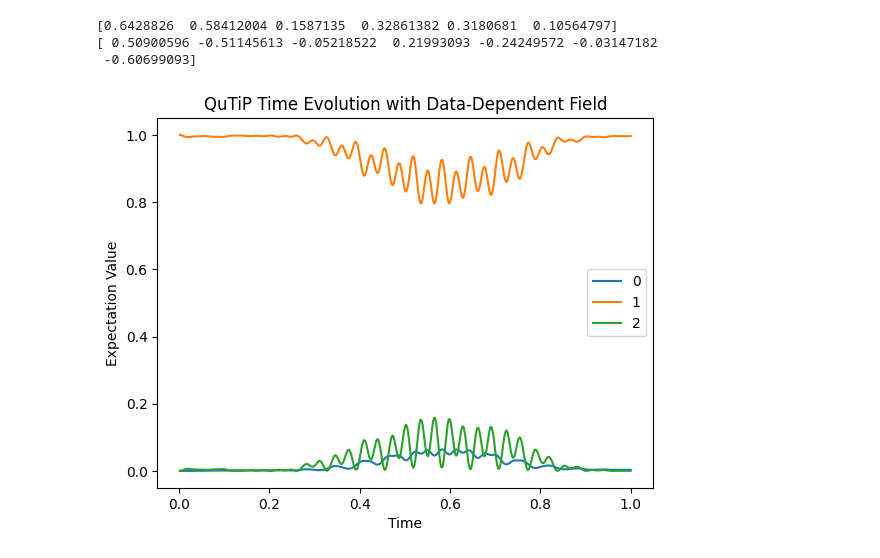
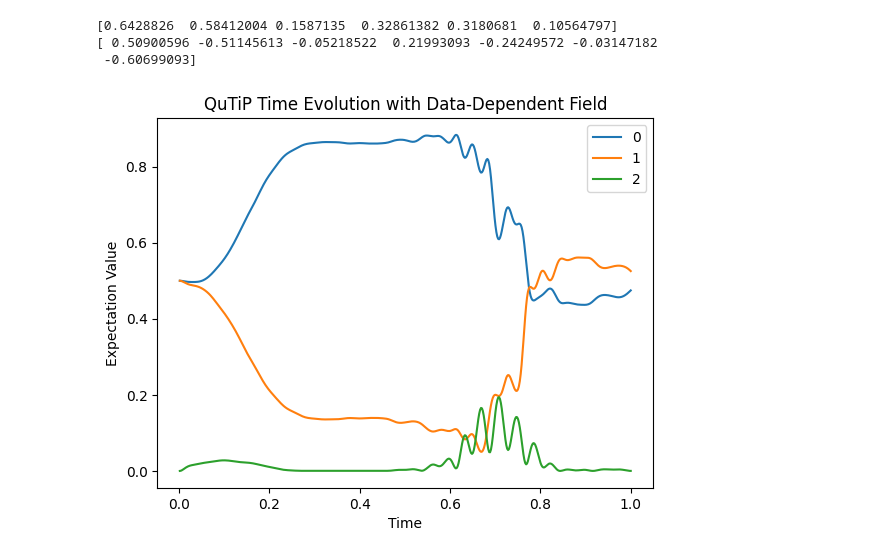
Before and after one commit to martinjimenez388/my-first-proyect, a Jupyter notebook: Examples/PINN_control_GATE_3levs_FreqTrick.ipynb, the cells around one changed output. Saved outputs shown, nothing was run; the diff lists cells and outputs as text; code cells hidden in the pictures.

```diff
--- a/Examples/PINN_control_GATE_3levs_FreqTrick.ipynb
+++ b/Examples/PINN_control_GATE_3levs_FreqTrick.ipynb
@@ -483,31 +484,31 @@ print(X_[-1,6:]/norma1[-1])
 [ 0.50900596 -0.51145613 -0.05218522  0.21993093 -0.24249572 -0.03147182
  -0.60699093]
 # %%
-instates = [qt.basis(3,0), qt.basis(3,1)]
-#instates = [(qt.basis(3,0)+ qt.basis(3,1)).unit(), (qt.basis(3,0)- qt.basis(3,1)).unit()]
+#instates = [qt.basis(3,0), qt.basis(3,1)]
+instates = [(qt.basis(3,0)+ qt.basis(3,1)).unit(), (qt.basis(3,0)- qt.basis(3,1)).unit()]
 sts = quevol(w_opt, t_points, instates)
 # %%
 # 5. Plot the results
-selst = 1
+selst = 0
 #norsq = np.sum(X_[:,:6]**2, axis=1) if selst==0 else np.sum(X_[:,6:12]**2, axis=1)
 plt.figure()
 #plt.plot(t_points, (X_[:,0+6*selst]**2+X_[:,3+6*selst]**2)/norsq.flatten(), '--', label='NN-0')
 #plt.plot(t_points, (X_[:,1+6*selst]**2+X_[:,4+6*selst]**2)/norsq.flatten(), '--', label='NN-1')
 #plt.plot(t_points, (X_[:,2+6*selst]**2+X_[:,5+6*selst]**2)/norsq.flatten(), '--', label='NN-2')
 
 plt.plot(t_points, (sts[:,3+6*selst]**2 + sts[:,6*selst]**2), label='0')
 plt.plot(t_points, (sts[:,4+6*selst]**2 + sts[:,1+6*selst]**2), label='1')
 plt.plot(t_points, (sts[:,5+6*selst]**2 + sts[:,2+6*selst]**2), label='2')
 
 #plt.plot(t_points,(X_[:,0]**2+X_[:,2]**2)/norma)
 #plt.plot(t_points,(X_[:,1]**2+X_[:,3]**2)/norma)
 plt.xlabel('Time')
 plt.ylabel('Expectation Value')
 plt.legend()
 plt.title('QuTiP Time Evolution with Data-Dependent Field')
 plt.show()
 # %% [output]
-[figure, old version]
+[figure, new version]
 # %%
 lev=0
 print(f"1st state's pop. at |1>: {sts[-1,lev+3]**2 + sts[-1,lev]**2}")
```
Also changed, not shown: parts of 5 cells of this notebook, 1 other file.
